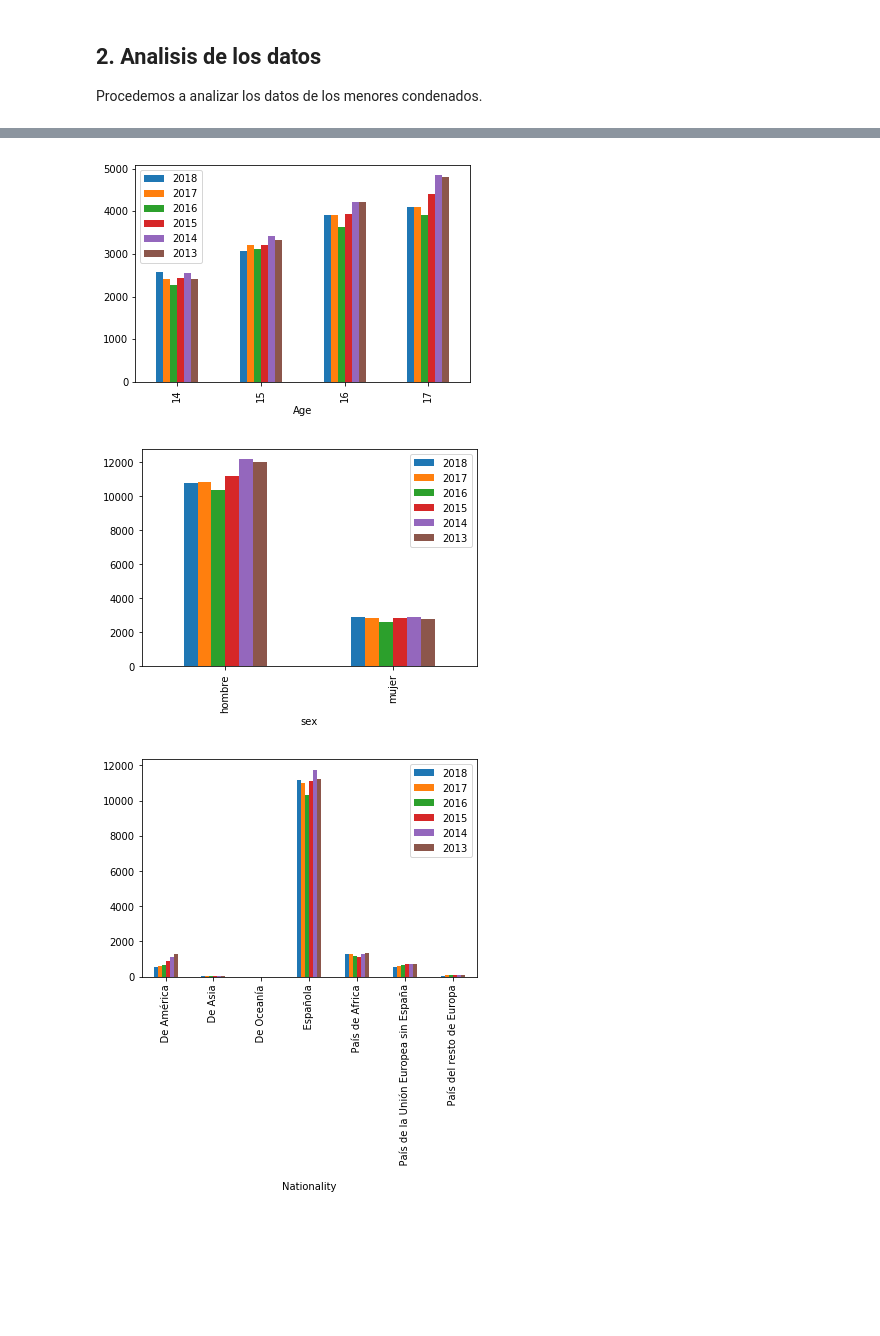
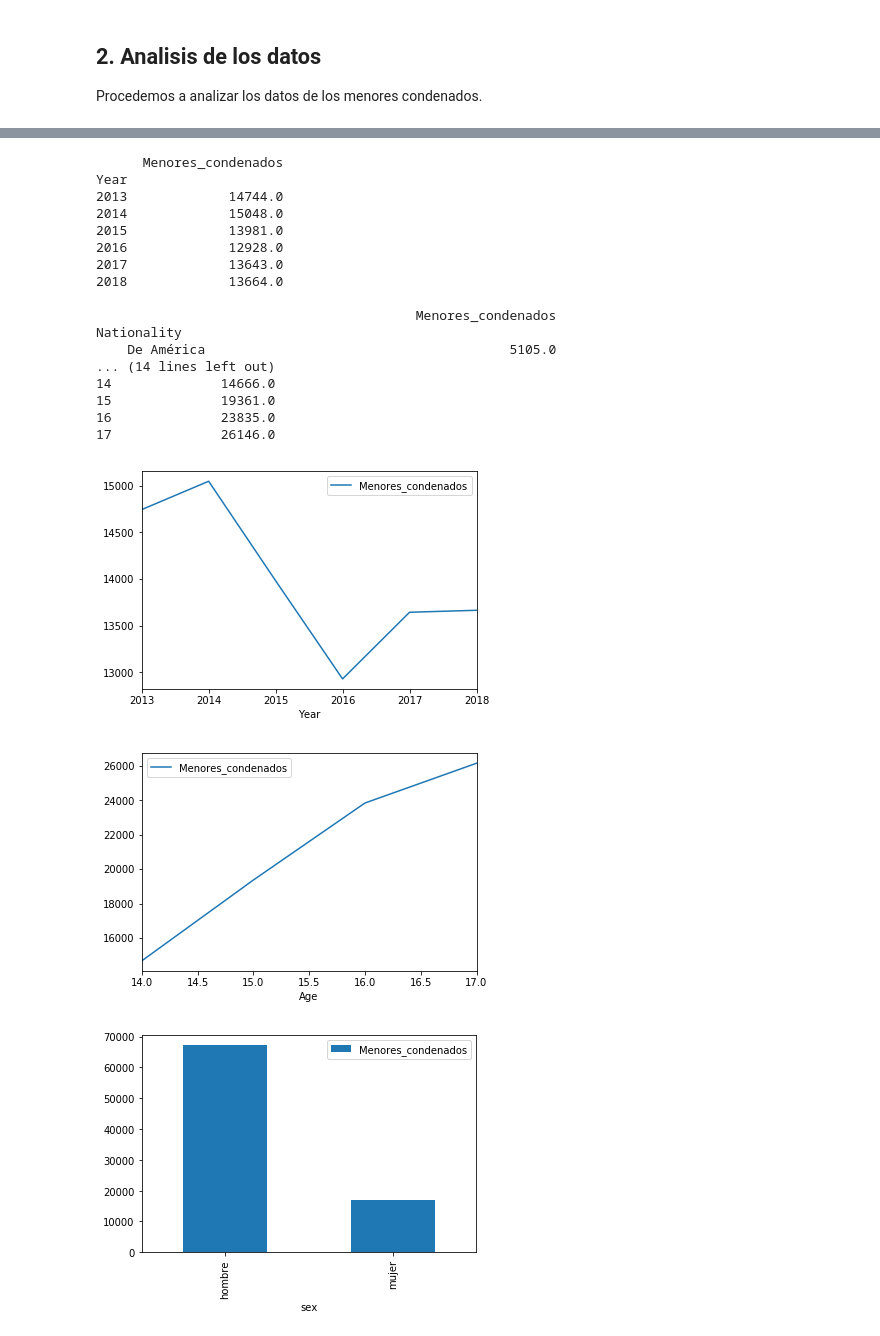
Before and after one commit to pleongi/Periodismo-de-datos, a Jupyter notebook: code/analize_data.ipynb, the cells around one changed output, grey strips where cells are left out. Saved outputs shown, nothing was run; the diff lists cells and outputs as text; code cells hidden in the pictures; blank space fills up the shorter version.

Commit message:
Finished first dataset analisis, generated tableau dashboard

```diff
--- a/code/analize_data.ipynb
+++ b/code/analize_data.ipynb
@@ -122,5 +122,6 @@ dataset=pd.concat([df_mujeres,df_hombres])
 dataset=dataset[dataset['Age'] != "                Total"]
 dataset=dataset[dataset['Nationality'] != "    Total"]
 dataset.index=range(56)
+dataset=dataset.melt(id_vars=['Age','Nationality','sex'], var_name='Year', value_name='Menores_condenados')
 dataset
 # %% [output]
@@ -174,13 +154,42 @@ dtype: float64
+# %%
+print(dataset.groupby('Year').sum())
+print("")
+print(dataset.groupby('Nationality').sum())
+print("")
+print(dataset.groupby('sex').sum())
+print("")
+print(dataset.groupby('Age').sum())
+# %% [output]
+      Menores_condenados
+Year
+2013             14744.0
+2014             15048.0
+2015             13981.0
+2016             12928.0
+2017             13643.0
+2018             13664.0
+
+                                         Menores_condenados
+Nationality
+    De América                                       5105.0
+... (14 lines left out)
+14              14666.0
+15              19361.0
+16              23835.0
+17              26146.0
 # %%
-dataset.groupby('Age').sum().plot(kind='bar')
+dataset.groupby('Year').sum().plot(kind='line')
+plt.show()
+
+dataset.groupby('Age').sum().plot(kind='line')
 plt.show()
 
 dataset.groupby('sex').sum().plot(kind='bar')
 plt.show()
 
 dataset.groupby('Nationality').sum().plot(kind='bar')
 plt.show()
 # %% [output]
-[figure, old version]
+[figure, new version]
-[figure, old version]
+[figure, new version]
-[figure, old version]
+[figure, new version]
```
Also changed, not shown: parts of 3 cells of this notebook, 3 other files.
